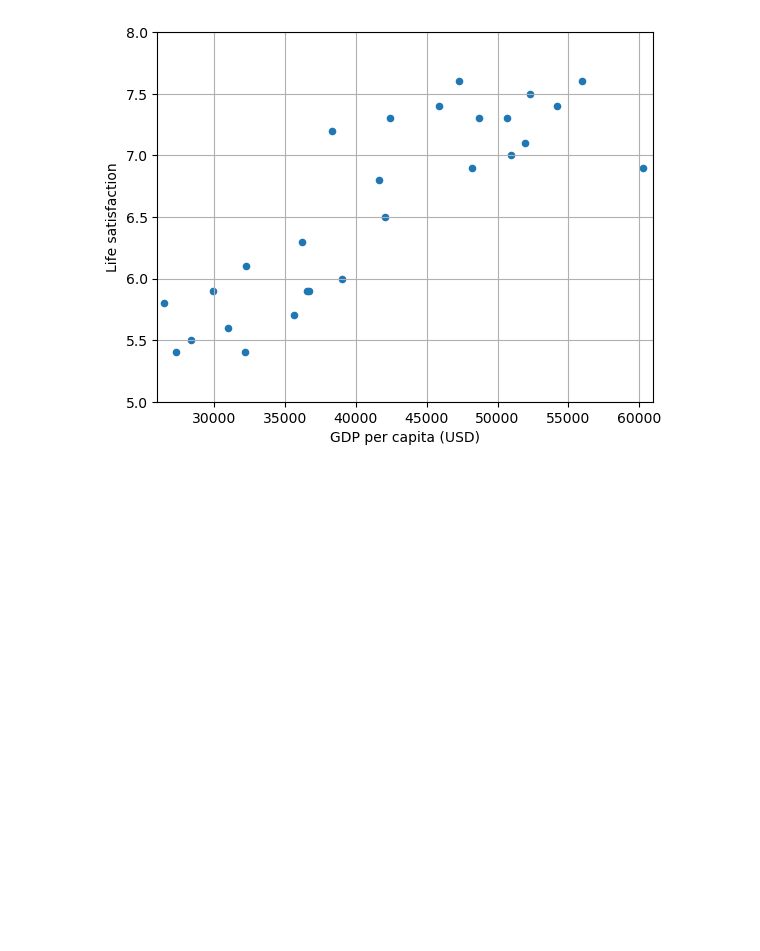
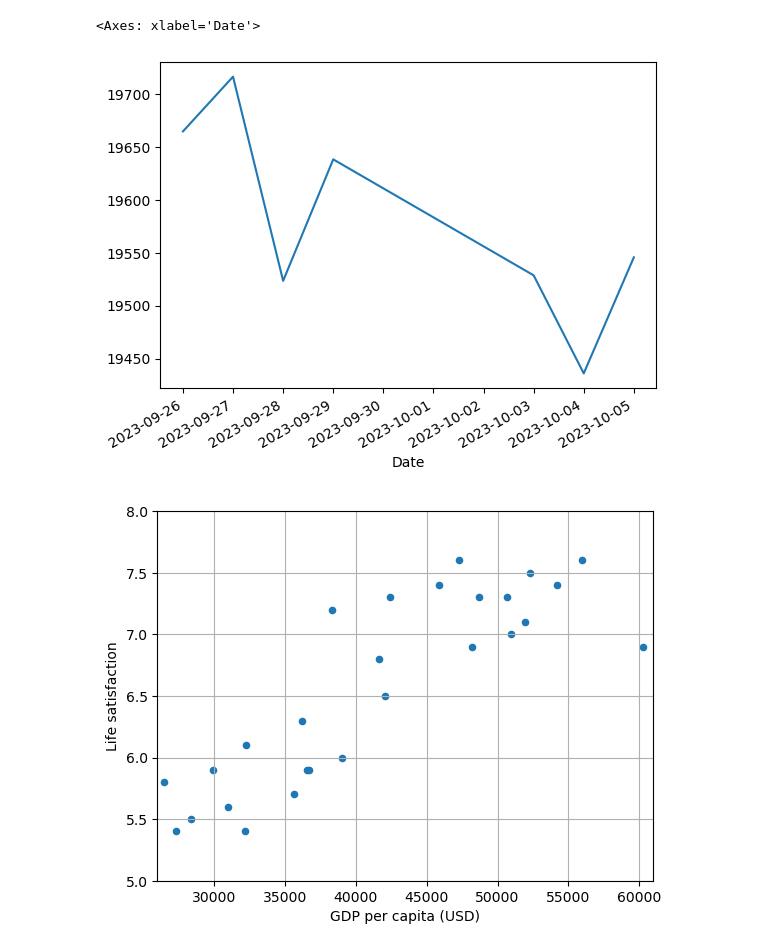
Before and after one commit to RockersAj23/first-one, a Jupyter notebook: practice.ipynb, the cells around one changed output. Drawn from its saved outputs; the diff is of its cells as text; code cells hidden in the pictures; blank space fills up the shorter version.

```diff
--- a/practice.ipynb
+++ b/practice.ipynb
@@ -31,0 +21,2 @@ Y= data_root[["Life satisfaction"]].values
+# %%
+focus = df.tail(7)
@@ -32,3 +35,8 @@ Y= data_root[["Life satisfaction"]].values
+# %%
+focus["Close"].plot()
+# %% [output]
+<Axes: xlabel='Date'>
+[figure, added]
 # %%
 #visualise
 data_root.plot(kind="scatter",grid=True,
```
Also changed, not shown: parts of 7 cells of this notebook, 2 other files.
